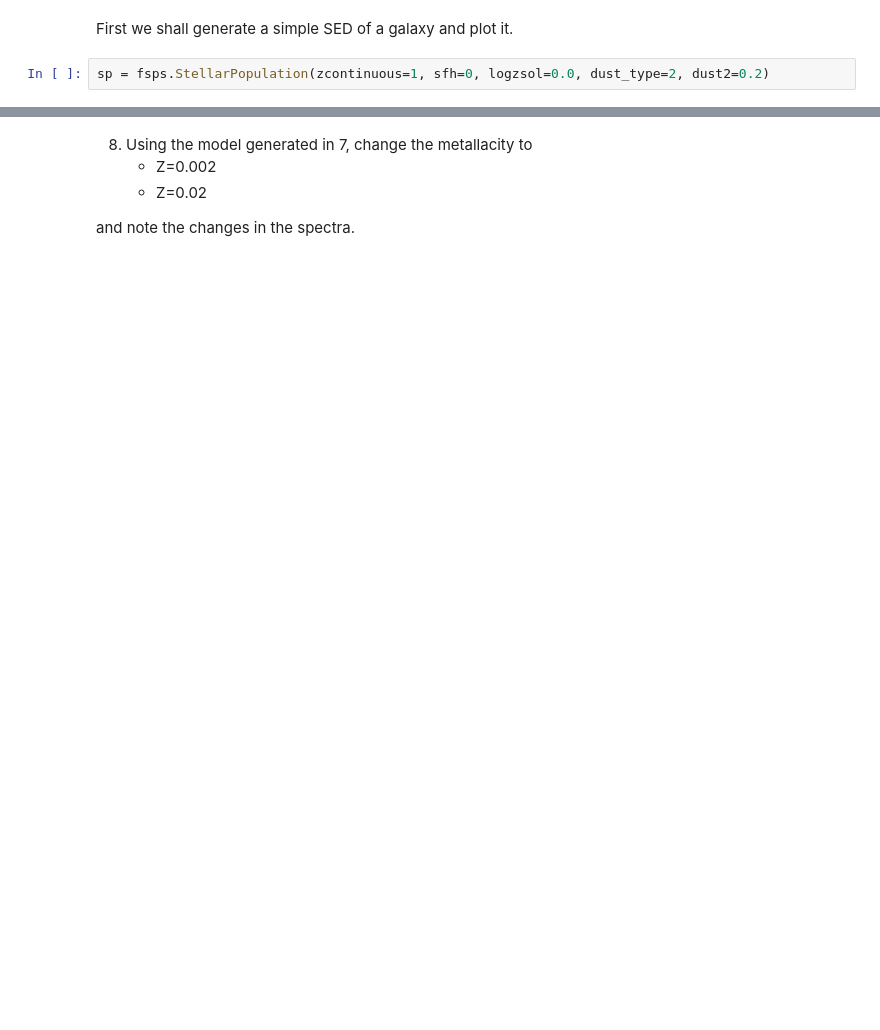
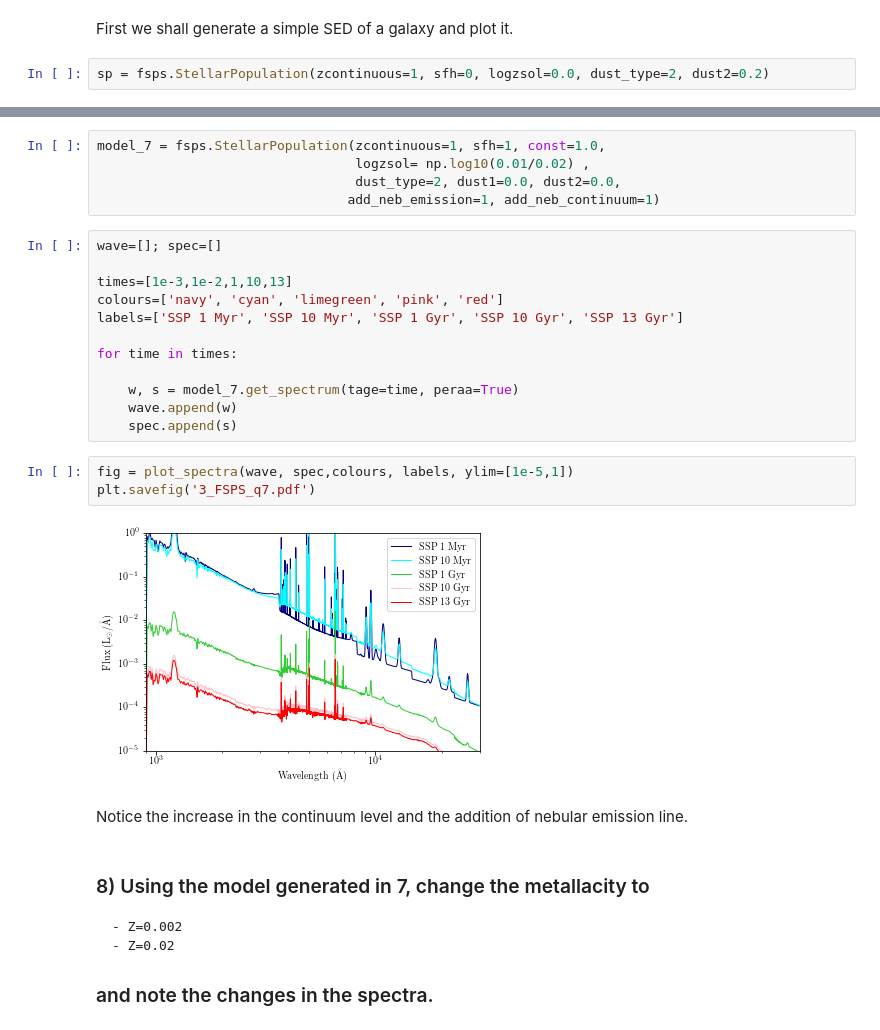
Before and after one commit to themiyan/AstroTwinCoLo2018, a Jupyter notebook: codes/3_FSPS_exercise.ipynb, the cells around one changed output, grey strips where cells are left out. Drawn from its saved outputs; the diff is of its cells as text; blank space fills up the shorter version.

```diff
--- a/codes/3_FSPS_exercise.ipynb
+++ b/codes/3_FSPS_exercise.ipynb
@@ -53,6 +137,29 @@ Now we are ready to move into a more complicated spectrum
+# %%
+model_7 = fsps.StellarPopulation(zcontinuous=1, sfh=1, const=1.0,
+                                 logzsol= np.log10(0.01/0.02) ,
+                                 dust_type=2, dust1=0.0, dust2=0.0,
+                                add_neb_emission=1, add_neb_continuum=1)
+# %%
+wave=[]; spec=[]
+
+times=[1e-3,1e-2,1,10,13]
+colours=['navy', 'cyan', 'limegreen', 'pink', 'red']
+labels=['SSP 1 Myr', 'SSP 10 Myr', 'SSP 1 Gyr', 'SSP 10 Gyr', 'SSP 13 Gyr']
+
+for time in times:
+
+    w, s = model_7.get_spectrum(tage=time, peraa=True)
+    wave.append(w)
+    spec.append(s)
+# %%
+fig = plot_spectra(wave, spec,colours, labels, ylim=[1e-5,1])
+plt.savefig('3_FSPS_q7.pdf')
+# %% [output]
+[figure, added]
+# %% [markdown]
+Notice the increase in the continuum level and the addition of nebular emission line.
 # %% [markdown]
-8) Using the model generated in 7, change the metallacity to
+### 8) Using the model generated in 7, change the metallacity to
     - Z=0.002
     - Z=0.02
-
-and note the changes in the spectra.
+### and note the changes in the spectra.
```
Also changed, not shown: parts of 26 cells of this notebook, 35 other files.
